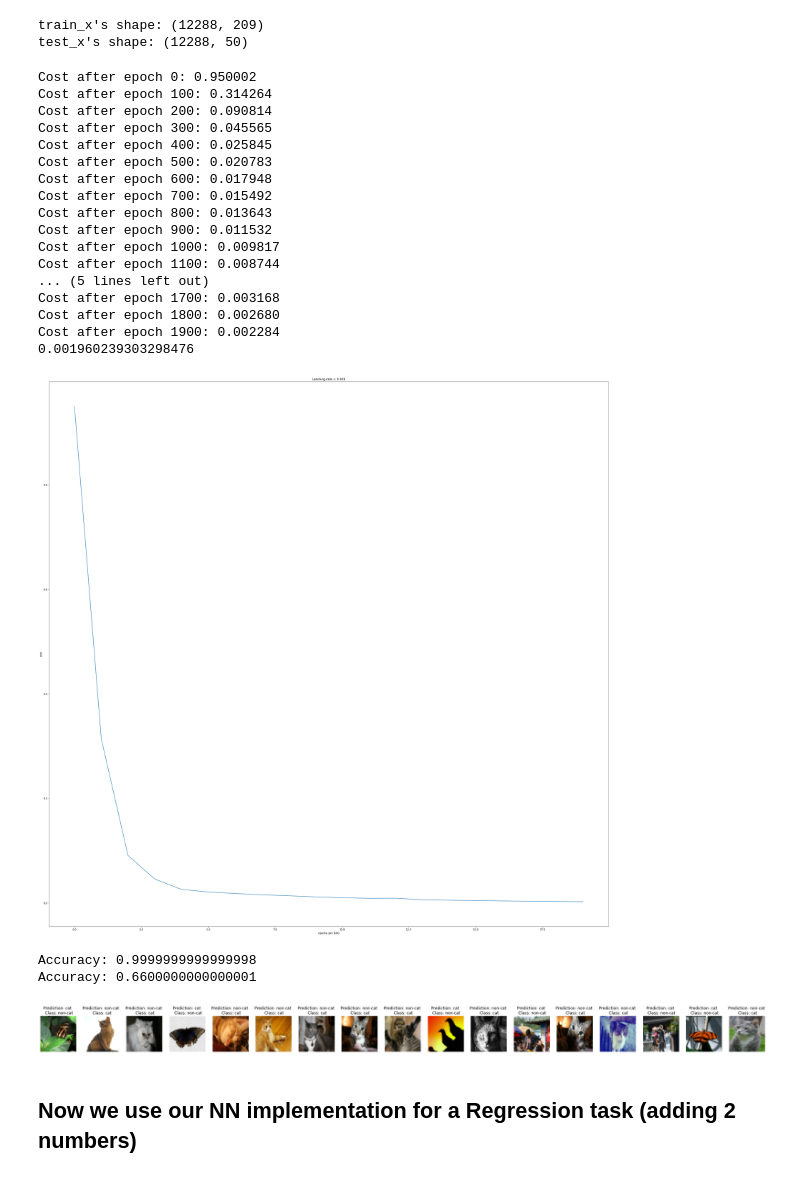
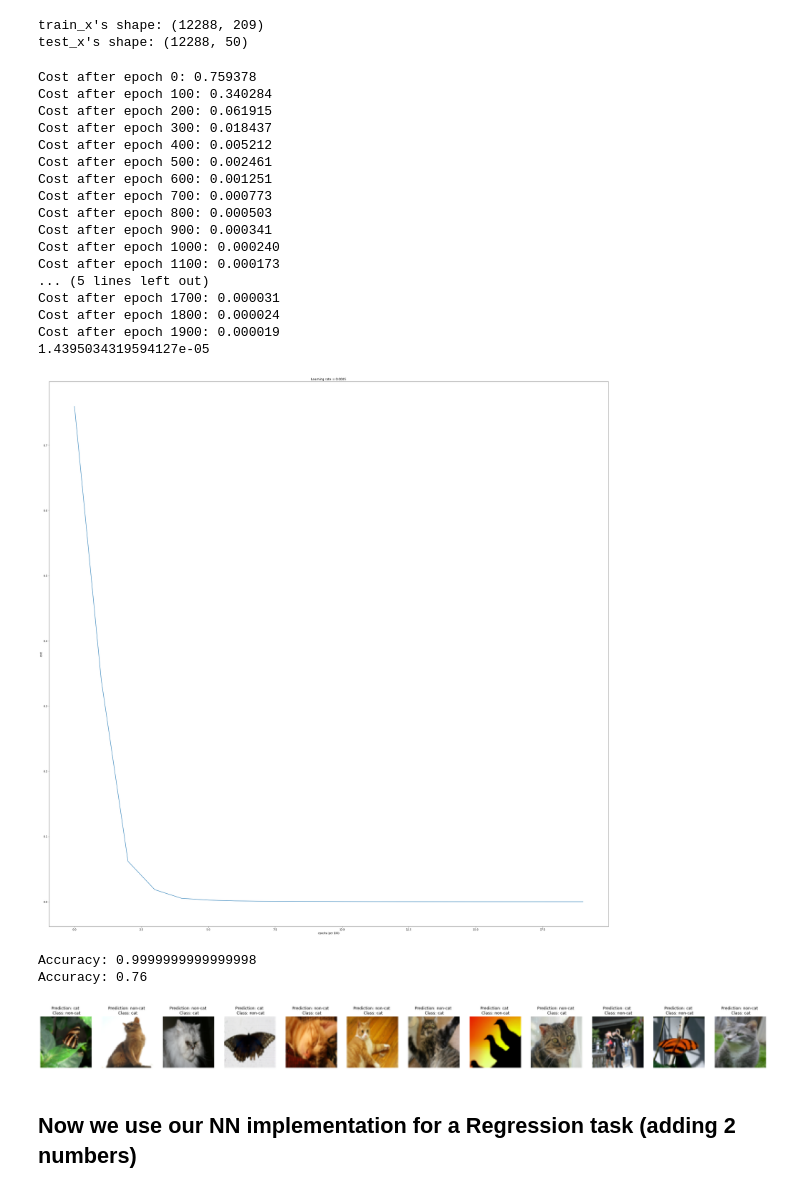
Before and after one commit to simonme42/ANN_experiments, a Jupyter notebook: ANN_from_scratch_V2.ipynb, the cells around one changed output. Saved outputs shown, nothing was run; the diff lists cells and outputs as text; code cells hidden in the pictures.

```diff
--- a/ANN_from_scratch_V2.ipynb
+++ b/ANN_from_scratch_V2.ipynb
@@ -656,36 +660,36 @@ test_x's shape: (12288, 50)
 # %%
 layers_dims = [train_x.shape[0], 20, 7, 5, 1]
 
-parameters = train_model(train_x, train_y, layers_dims, learning_rate = 0.001, num_epochs = 2000, print_cost=True, loss="crossentropy", optimizer = "Adam")
+parameters = train_model(train_x, train_y, layers_dims, learning_rate = 0.0005, num_epochs = 2000, print_cost=True, loss="crossentropy", optimizer = "Adam")
 # %% [output]
-Cost after epoch 0: 0.950002
-Cost after epoch 100: 0.314264
-Cost after epoch 200: 0.090814
-Cost after epoch 300: 0.045565
-Cost after epoch 400: 0.025845
-Cost after epoch 500: 0.020783
-Cost after epoch 600: 0.017948
-Cost after epoch 700: 0.015492
-Cost after epoch 800: 0.013643
-Cost after epoch 900: 0.011532
-Cost after epoch 1000: 0.009817
-Cost after epoch 1100: 0.008744
+Cost after epoch 0: 0.759378
+Cost after epoch 100: 0.340284
+Cost after epoch 200: 0.061915
+Cost after epoch 300: 0.018437
+Cost after epoch 400: 0.005212
+Cost after epoch 500: 0.002461
+Cost after epoch 600: 0.001251
+Cost after epoch 700: 0.000773
+Cost after epoch 800: 0.000503
+Cost after epoch 900: 0.000341
+Cost after epoch 1000: 0.000240
+Cost after epoch 1100: 0.000173
 ... (5 lines left out)
-Cost after epoch 1700: 0.003168
-Cost after epoch 1800: 0.002680
-Cost after epoch 1900: 0.002284
-0.001960239303298476
+Cost after epoch 1700: 0.000031
+Cost after epoch 1800: 0.000024
+Cost after epoch 1900: 0.000019
+1.4395034319594127e-05
-[figure, old version]
+[figure, new version]
 # %%
 pred_train = predict(train_x, train_y, parameters)
 pred_test = predict(test_x, test_y, parameters)
 # %% [output]
 Accuracy: 0.9999999999999998
-Accuracy: 0.6600000000000001
+Accuracy: 0.76
 # %%
 print_mislabeled_images(classes, test_x, test_y, pred_test)
 # %% [output]
-[figure, old version]
+[figure, new version]
 # %% [markdown]
 ## Now we use our NN implementation for a Regression task (adding 2 numbers)
 # %%
```
Also changed, not shown: parts of 6 cells of this notebook.
